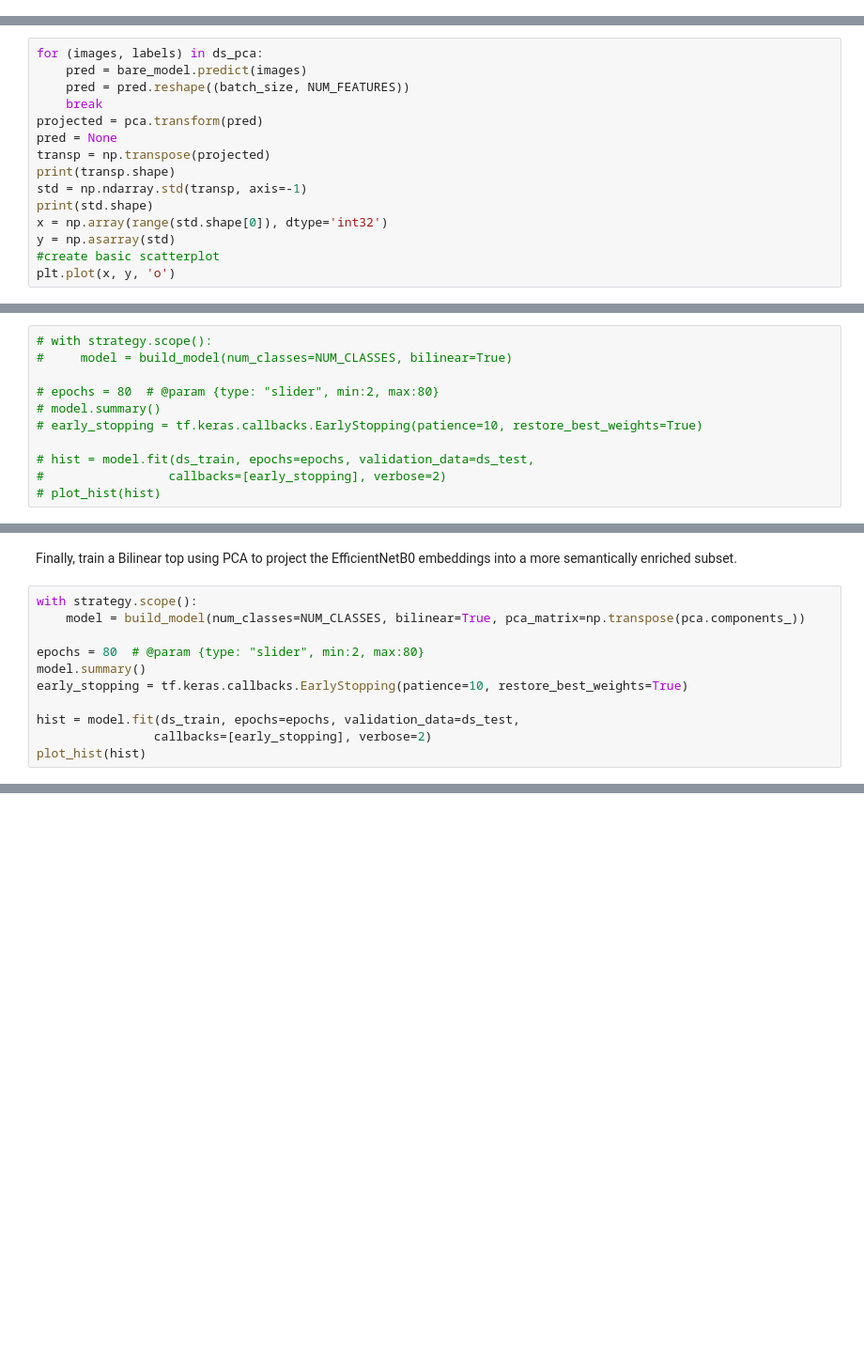
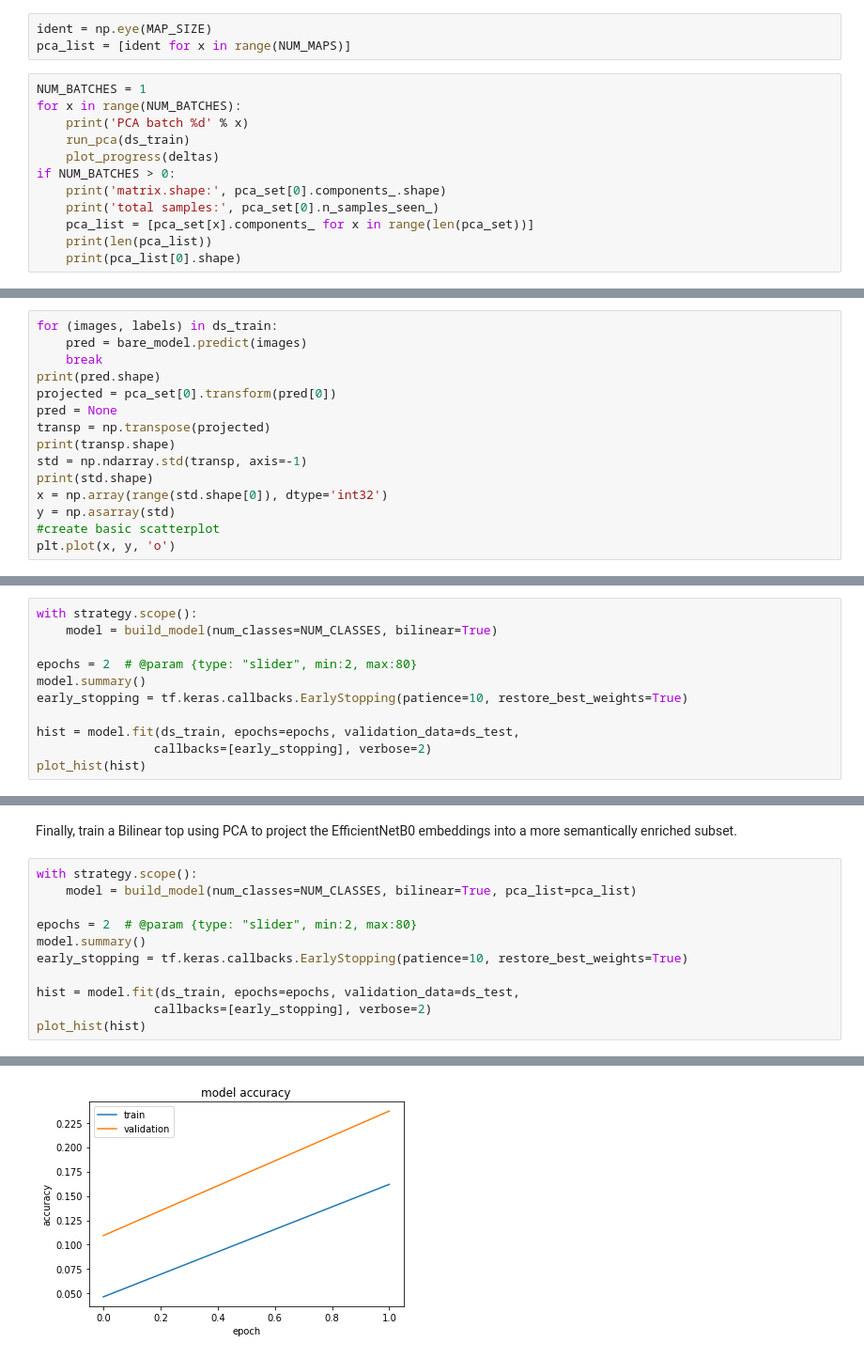
Before and after one commit to LanceNorskog/keras-fbcnn, a Jupyter notebook: notebooks/Bilinear_CNN_PCA_Feature_Map_image_classification_efficientnet_fine_tuning.ipynb, the cells around one changed output, grey strips where cells are left out. Shown at 94% size. Cells and saved outputs as stored; diff of their text form; blank space fills up the shorter version.

Commit message:
Full test of individual PCA per feature map, in Bilinear net

```diff
--- a/notebooks/Bilinear_CNN_PCA_Feature_Map_image_classification_efficientnet_fine_tuning.ipynb
+++ b/notebooks/Bilinear_CNN_PCA_Feature_Map_image_classification_efficientnet_fine_tuning.ipynb
@@ -366,11 +282,26 @@ print('total samples:', pca.n_samples_seen_)
+# %%
+ident = np.eye(MAP_SIZE)
+pca_list = [ident for x in range(NUM_MAPS)]
+# %%
+NUM_BATCHES = 1
+for x in range(NUM_BATCHES):
+    print('PCA batch %d' % x)
+    run_pca(ds_train)
+    plot_progress(deltas)
+if NUM_BATCHES > 0:
+    print('matrix.shape:', pca_set[0].components_.shape)
+    print('total samples:', pca_set[0].n_samples_seen_)
+    pca_list = [pca_set[x].components_ for x in range(len(pca_set))]
+    print(len(pca_list))
+    print(pca_list[0].shape)
 # %% [markdown]
 Now that we have a fully trained PCA object, let's plot the classic display of what PCA is all about. PCA projects an N-dimensional space such that the members of the 0-th cell of the output vector has the highest standard deviation, the 1-th cell the second highest stdev, etc.
 # %%
-for (images, labels) in ds_pca:
+for (images, labels) in ds_train:
     pred = bare_model.predict(images)
-    pred = pred.reshape((batch_size, NUM_FEATURES))
     break
-projected = pca.transform(pred)
+print(pred.shape)
+projected = pca_set[0].transform(pred[0])
 pred = None
 transp = np.transpose(projected)
 print(transp.shape)
@@ -474,13 +516,13 @@ First, train a standard classification top.
 # %% [markdown]
 Next, train a Bilinear top.
 # %%
-# with strategy.scope():
-#     model = build_model(num_classes=NUM_CLASSES, bilinear=True)
+with strategy.scope():
+    model = build_model(num_classes=NUM_CLASSES, bilinear=True)
 
-# epochs = 80  # @param {type: "slider", min:2, max:80}
-# model.summary()
-# early_stopping = tf.keras.callbacks.EarlyStopping(patience=10, restore_best_weights=True)
+epochs = 2  # @param {type: "slider", min:2, max:80}
+model.summary()
+early_stopping = tf.keras.callbacks.EarlyStopping(patience=10, restore_best_weights=True)
 
-# hist = model.fit(ds_train, epochs=epochs, validation_data=ds_test,
-#                 callbacks=[early_stopping], verbose=2)
-# plot_hist(hist)
+hist = model.fit(ds_train, epochs=epochs, validation_data=ds_test,
+                callbacks=[early_stopping], verbose=2)
+plot_hist(hist)
@@ -491,12 +550,13 @@ Next, train a Bilinear top.
 Finally, train a Bilinear top using PCA to project the EfficientNetB0 embeddings into a more semantically enriched subset.
 # %%
 with strategy.scope():
-    model = build_model(num_classes=NUM_CLASSES, bilinear=True, pca_matrix=np.transpose(pca.components_))
+    model = build_model(num_classes=NUM_CLASSES, bilinear=True, pca_list=pca_list)
 
-epochs = 80  # @param {type: "slider", min:2, max:80}
+epochs = 2  # @param {type: "slider", min:2, max:80}
 model.summary()
 early_stopping = tf.keras.callbacks.EarlyStopping(patience=10, restore_best_weights=True)
 
 hist = model.fit(ds_train, epochs=epochs, validation_data=ds_test,
                 callbacks=[early_stopping], verbose=2)
 plot_hist(hist)
+# %% [output]
@@ -503,3 +580,4 @@ plot_hist(hist)
+[figure, added]
 # %%
 _, pca_accuracy_train =  model.evaluate(ds_train)
 _, pca_accuracy_test =  model.evaluate(ds_test)
```
Also changed, not shown: parts of 24 cells of this notebook.
